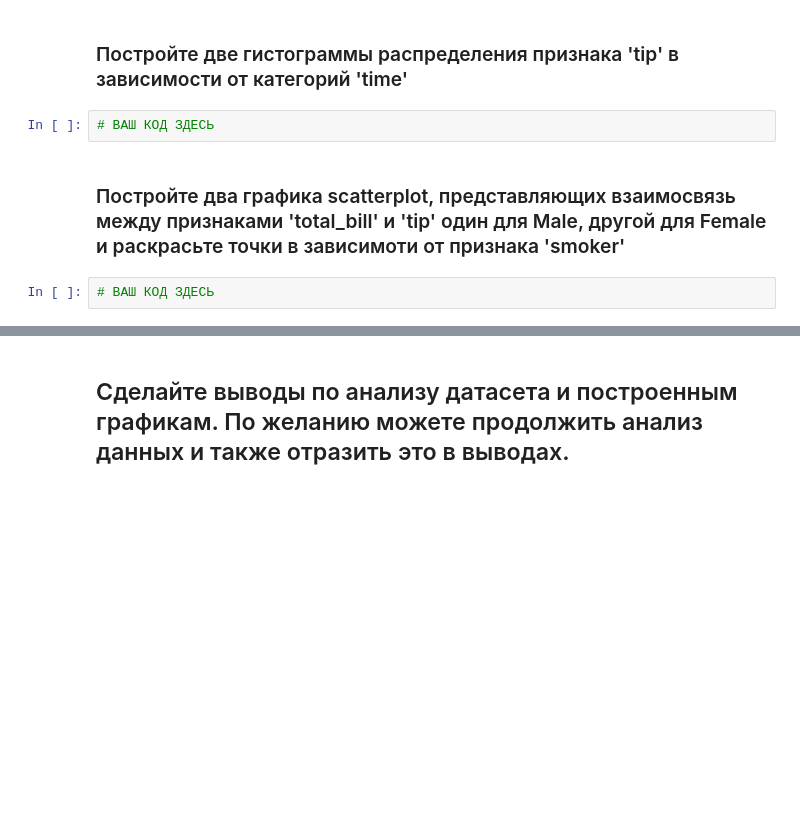
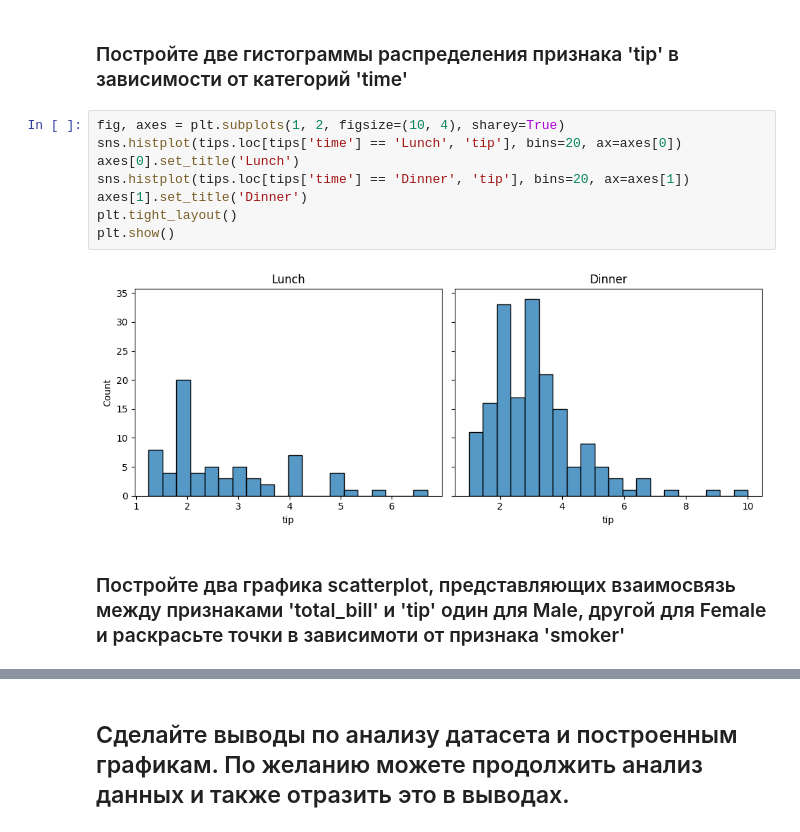
Before and after one commit to PolinaKarcheuskaya/ML-Basic, a Jupyter notebook: homework_07/homework_07.ipynb, the cells around one changed output, grey strips where cells are left out. Cells and saved outputs as stored; diff of their text form; blank space fills up the shorter version.

```diff
--- a/homework_07/homework_07.ipynb
+++ b/homework_07/homework_07.ipynb
@@ -253,8 +238,14 @@ sns.
 # %% [markdown]
 ### Постройте две гистограммы распределения признака 'tip' в зависимости от категорий 'time'
-# %%
-# ВАШ КОД ЗДЕСЬ
+# %%
+fig, axes = plt.subplots(1, 2, figsize=(10, 4), sharey=True)
+sns.histplot(tips.loc[tips['time'] == 'Lunch', 'tip'], bins=20, ax=axes[0])
+axes[0].set_title('Lunch')
+sns.histplot(tips.loc[tips['time'] == 'Dinner', 'tip'], bins=20, ax=axes[1])
+axes[1].set_title('Dinner')
+plt.tight_layout()
+plt.show()
+# %% [output]
+[figure, added]
 # %% [markdown]
 ### Постройте два графика scatterplot, представляющих взаимосвязь между признаками 'total_bill' и 'tip' один для Male, другой для Female и раскрасьте точки в зависимоти от признака 'smoker'
-# %%
-# ВАШ КОД ЗДЕСЬ
```
Also changed, not shown: parts of 9 cells of this notebook.
